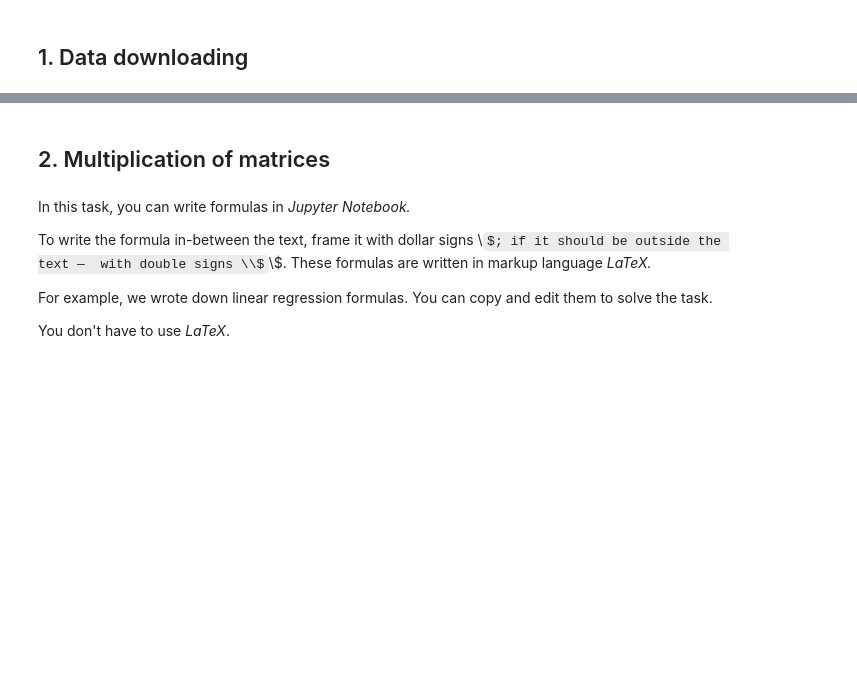
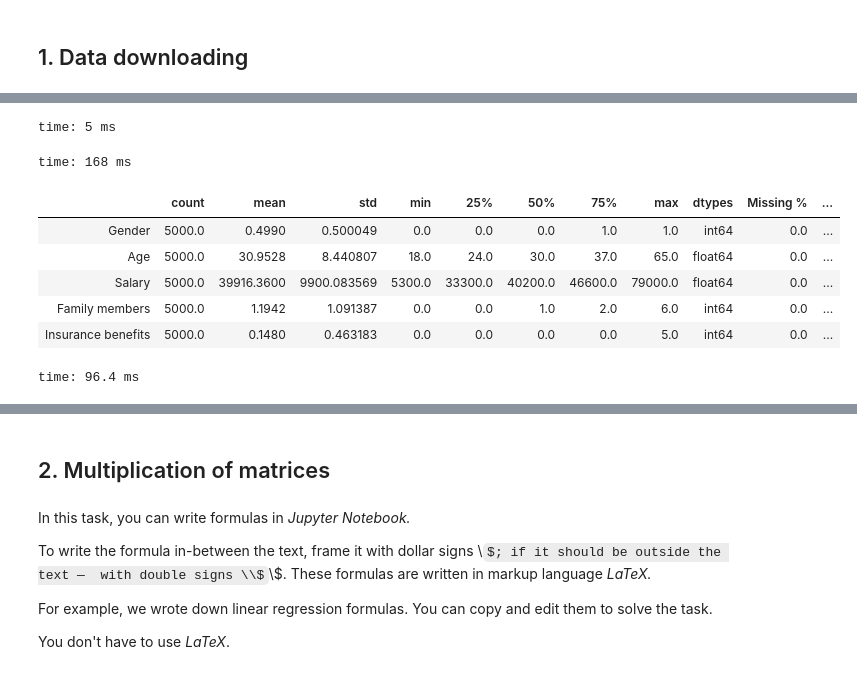
Before and after one commit to imvladikon/yandex-practicum, a Jupyter notebook: sprint11/sprint11.ipynb, the cells around one changed output, grey strips where cells are left out. Saved outputs shown, nothing was run; the diff lists cells and outputs as text; code cells hidden in the pictures; some formulas as TeX source; blank space fills up the shorter version.

```diff
--- a/sprint11/sprint11.ipynb
+++ b/sprint11/sprint11.ipynb
@@ -6,0 +71,53 @@ The data should be protected in such a way that the quality of machine learning
+# %%
+#missing value ratio
+def missing_values(df):
+    df_nulls=pd.concat([df.dtypes, df.isna().sum(), df.isna().sum()/len(df)], axis=1)
+    df_nulls.columns = ["type","count","missing_ratio"]
+    df_nulls=df_nulls[df_nulls["count"]>0]
+    df_nulls.sort_values(by="missing_ratio", ascending=False)
+    return df_nulls
+
+#outliers by 3 sigma rule
+def outlier(data):
+    data_mean, data_std = np.mean(data), np.std(data)
+    cut_off = data_std * 3
+    lower, upper = data_mean - cut_off, data_mean + cut_off
+    outliers = [x for x in data if x < lower or x > upper]
+    outliers_removed = [x for x in data if x >= lower and x <= upper]
+    return len(outliers)
+
+# full description statistics
+def describe_full(df, target_name=""):
+    data_describe = df.describe().T
+    df_numeric = df._get_numeric_data()
+    if target_name in df.columns:
+        corr_with_target=df_numeric.drop(target_name, axis=1).apply(lambda x: x.corr(df_numeric[target_name]))
+        data_describe['corr_with_target']=corr_with_target
+    dtype_df = df_numeric.dtypes
+    data_describe['dtypes'] = dtype_df
+    data_null = df_numeric.isnull().sum()/len(df) * 100
+    data_describe['Missing %'] = data_null
+    Cardinality = df_numeric.apply(pd.Series.nunique)
+    data_describe['Cardinality'] = Cardinality
+    df_skew = df_numeric.skew(axis=0, skipna=True)
+    data_describe['Skew'] = df_skew
+    data_describe['outliers']=[outlier(df_numeric[col]) for col in df_numeric.columns]
+    data_describe['kurtosis']=df_numeric.kurtosis()
+    return data_describe
+# %% [output]
+time: 5 ms
+# %%
+data_path = "https://code.s3.yandex.net/datasets/insurance_us.csv"
+df = pd.read_csv(data_path)
+# %% [output]
+time: 168 ms
+# %%
+describe_full(df)
+# %% [output]
+|  | count | mean | std | min | 25% | 50% | 75% | max | dtypes | Missing % | ... |
+| Gender | 5000.0 | 0.4990 | 0.500049 | 0.0 | 0.0 | 0.0 | 1.0 | 1.0 | int64 | 0.0 | ... |
+| Age | 5000.0 | 30.9528 | 8.440807 | 18.0 | 24.0 | 30.0 | 37.0 | 65.0 | float64 | 0.0 | ... |
+| Salary | 5000.0 | 39916.3600 | 9900.083569 | 5300.0 | 33300.0 | 40200.0 | 46600.0 | 79000.0 | float64 | 0.0 | ... |
+| Family members | 5000.0 | 1.1942 | 1.091387 | 0.0 | 0.0 | 1.0 | 2.0 | 6.0 | int64 | 0.0 | ... |
+| Insurance benefits | 5000.0 | 0.1480 | 0.463183 | 0.0 | 0.0 | 0.0 | 0.0 | 5.0 | int64 | 0.0 | ... |
+time: 96.4 ms
```
Also changed, not shown: parts of 42 cells of this notebook, 2 other files.
